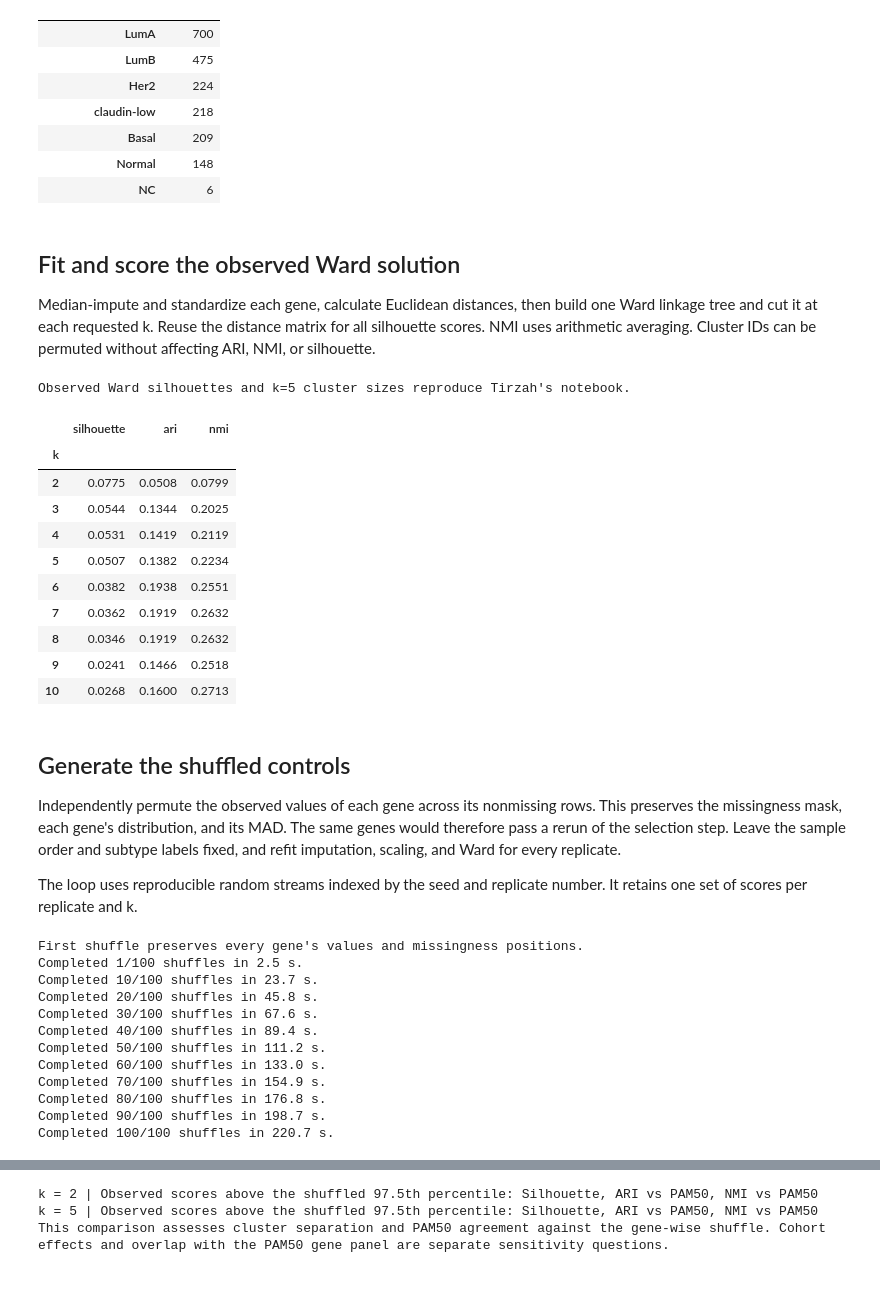
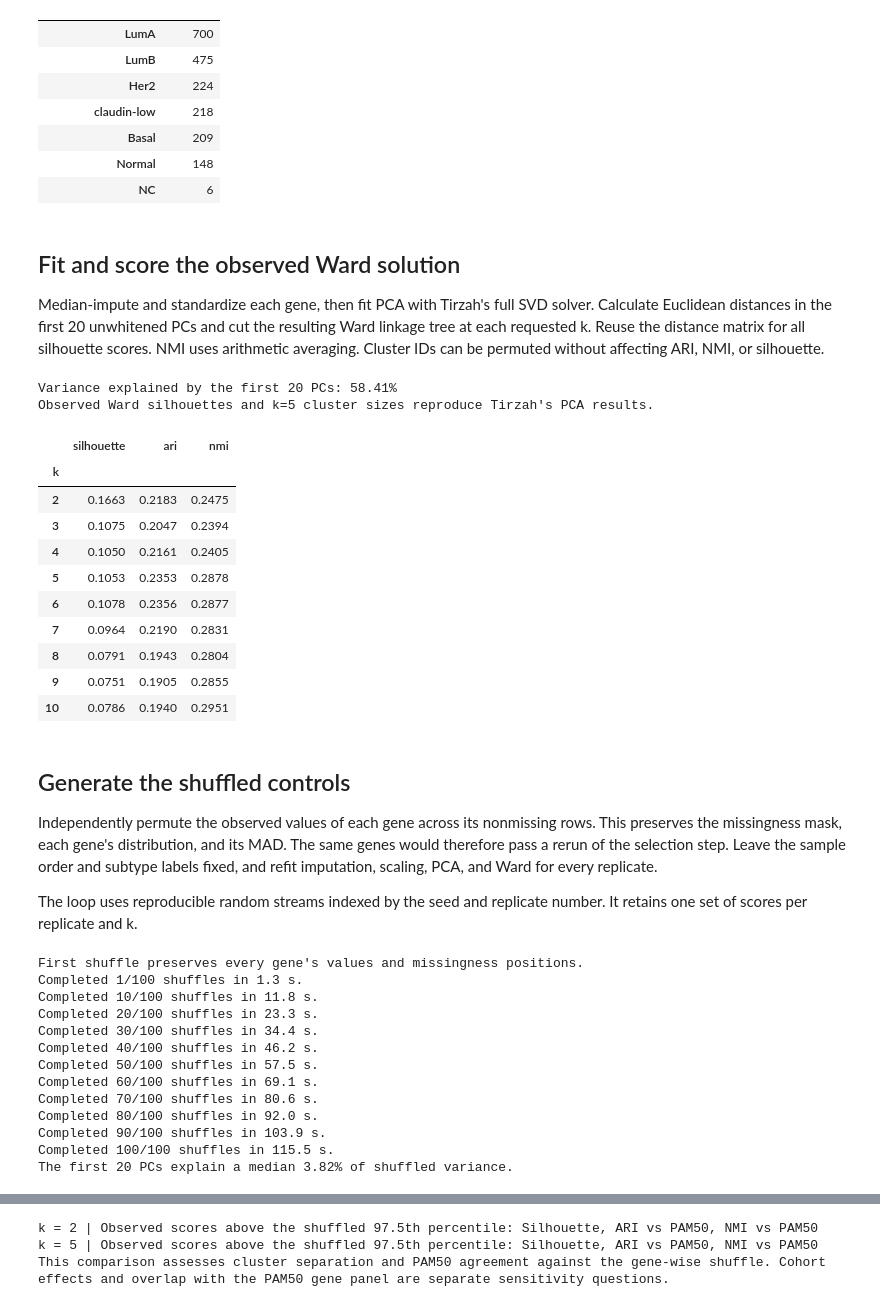
Before and after one commit to yang05051/biostat_707_final, a Jupyter notebook: Ward Negative Control.ipynb, the cells around one changed output, grey strips where cells are left out. Saved outputs shown, nothing was run; the diff lists cells and outputs as text; code cells hidden in the pictures.

```diff
--- a/Ward Negative Control.ipynb
+++ b/Ward Negative Control.ipynb
@@ -19,6 +19,7 @@ import sklearn
 from IPython.display import display
 from scipy.cluster.hierarchy import fcluster, linkage
 from scipy.spatial.distance import pdist, squareform
+from sklearn.decomposition import PCA
 from sklearn.impute import SimpleImputer
 from sklearn.metrics import adjusted_rand_score, normalized_mutual_info_score, silhouette_score
 from sklearn.preprocessing import StandardScaler
@@ -30,6 +31,7 @@ EXPRESSION_FILE = "data_mrna_illumina_microarray.txt"
 PATIENT_FILE = "data_clinical_patient.txt"
 SAMPLE_FILE = "data_clinical_sample.txt"
 MAIN_SUBTYPES = ["LumA", "LumB", "Her2", "Basal", "Normal"]
+N_PCS = 20
 K_VALUES = range(2, 11)
 N_SHUFFLES = 100
 SEED = 707
@@ -126,7 +127,7 @@ display(pam50.value_counts().rename("Samples").to_frame())
 # %% [markdown]
 ## Fit and score the observed Ward solution
 
-Median-impute and standardize each gene, calculate Euclidean distances, then build one Ward linkage tree and cut it at each requested k. Reuse the distance matrix for all silhouette scores. NMI uses arithmetic averaging. Cluster IDs can be permuted without affecting ARI, NMI, or silhouette.
+Median-impute and standardize each gene, then fit PCA with Tirzah's full SVD solver. Calculate Euclidean distances in the first 20 unwhitened PCs and cut the resulting Ward linkage tree at each requested k. Reuse the distance matrix for all silhouette scores. NMI uses arithmetic averaging. Cluster IDs can be permuted without affecting ARI, NMI, or silhouette.
 # %%
 METRICS = ["silhouette", "ari", "nmi"]
 
@@ -134,58 +135,63 @@ METRICS = ["silhouette", "ari", "nmi"]
 def fit_and_score_ward(expression_values, subtype_labels, subtype_mask, k_values):
     imputed = SimpleImputer(strategy="median").fit_transform(expression_values)
     scaled = StandardScaler().fit_transform(imputed)
-    condensed_distances = pdist(scaled, metric="euclidean")
+    pca = PCA(n_components=N_PCS, svd_solver="full")
+    pcs = pca.fit_transform(scaled)
+    condensed_distances = pdist(pcs, metric="euclidean")
     tree = linkage(condensed_distances, method="ward")
     distances = squareform(condensed_distances)
 
     assignments = {}
     scores = []
     for k in k_values:
         clusters = fcluster(tree, t=k, criterion="maxclust")
         actual_k = np.unique(clusters).size
         if actual_k != k:
             raise ValueError(f"Ward returned {actual_k} clusters for k={k}.")
         assignments[k] = clusters
         subset = clusters[subtype_mask]
         scores.append({
             "k": k,
             "silhouette": silhouette_score(distances, clusters, metric="precomputed"),
             "ari": adjusted_rand_score(subtype_labels, subset),
             "nmi": normalized_mutual_info_score(subtype_labels, subset, average_method="arithmetic"),
         })
-    return pd.DataFrame(scores).set_index("k"), assignments
+    return pd.DataFrame(scores).set_index("k"), assignments, pca.explained_variance_ratio_.sum()
 
 
 X = X_2000.to_numpy(dtype=float)
 y = pam50.to_numpy()[main_mask]
-observed, observed_clusters = fit_and_score_ward(X, y, main_mask, K_VALUES)
+observed, observed_clusters, observed_variance = fit_and_score_ward(X, y, main_mask, K_VALUES)
 
 # Check the observed run against the silhouettes and clustered sample counts in Tirzah's notebook.
-reference_silhouettes = [0.077, 0.054, 0.053, 0.051, 0.038, 0.036, 0.035, 0.024, 0.027]
+reference_silhouettes = [0.166, 0.108, 0.105, 0.105, 0.108, 0.096, 0.079, 0.075, 0.079]
 np.testing.assert_allclose(observed["silhouette"], reference_silhouettes, atol=0.0005, rtol=0)
 np.testing.assert_array_equal(
-    np.bincount(observed_clusters[5])[1:], [136, 720, 765, 170, 189]
+    np.bincount(observed_clusters[5])[1:], [205, 363, 694, 174, 544]
 )
 
-print("Observed Ward silhouettes and k=5 cluster sizes reproduce Tirzah's notebook.")
+np.testing.assert_allclose(observed_variance, 0.5841, atol=0.00005, rtol=0)
+print(f"Variance explained by the first {N_PCS} PCs: {observed_variance:.2%}")
+print("Observed Ward silhouettes and k=5 cluster sizes reproduce Tirzah's PCA results.")
 display(observed.round(4))
 # %% [output]
-Observed Ward silhouettes and k=5 cluster sizes reproduce Tirzah's notebook.
+Variance explained by the first 20 PCs: 58.41%
+Observed Ward silhouettes and k=5 cluster sizes reproduce Tirzah's PCA results.
 |  | silhouette | ari | nmi |
 | k |  |  |  |
-| 2 | 0.0775 | 0.0508 | 0.0799 |
-| 3 | 0.0544 | 0.1344 | 0.2025 |
-| 4 | 0.0531 | 0.1419 | 0.2119 |
-| 5 | 0.0507 | 0.1382 | 0.2234 |
-| 6 | 0.0382 | 0.1938 | 0.2551 |
-| 7 | 0.0362 | 0.1919 | 0.2632 |
-| 8 | 0.0346 | 0.1919 | 0.2632 |
-| 9 | 0.0241 | 0.1466 | 0.2518 |
-| 10 | 0.0268 | 0.1600 | 0.2713 |
+| 2 | 0.1663 | 0.2183 | 0.2475 |
+| 3 | 0.1075 | 0.2047 | 0.2394 |
+| 4 | 0.1050 | 0.2161 | 0.2405 |
+| 5 | 0.1053 | 0.2353 | 0.2878 |
+| 6 | 0.1078 | 0.2356 | 0.2877 |
+| 7 | 0.0964 | 0.2190 | 0.2831 |
+| 8 | 0.0791 | 0.1943 | 0.2804 |
+| 9 | 0.0751 | 0.1905 | 0.2855 |
+| 10 | 0.0786 | 0.1940 | 0.2951 |
 # %% [markdown]
 ## Generate the shuffled controls
 
-Independently permute the observed values of each gene across its nonmissing rows. This preserves the missingness mask, each gene's distribution, and its MAD. The same genes would therefore pass a rerun of the selection step. Leave the sample order and subtype labels fixed, and refit imputation, scaling, and Ward for every replicate.
+Independently permute the observed values of each gene across its nonmissing rows. This preserves the missingness mask, each gene's distribution, and its MAD. The same genes would therefore pass a rerun of the selection step. Leave the sample order and subtype labels fixed, and refit imputation, scaling, PCA, and Ward for every replicate.
 
 The loop uses reproducible random streams indexed by the seed and replicate number. It retains one set of scores per replicate and k.
 # %%
@@ -204,6 +210,7 @@ def shuffle_expression(values, rng):
 
 started = perf_counter()
 null_runs = []
+shuffled_variances = []
 for replicate in range(1, N_SHUFFLES + 1):
     rng = np.random.default_rng(np.random.SeedSequence([SEED, replicate]))
     shuffled = shuffle_expression(X, rng)
@@ -214,7 +221,8 @@ for replicate in range(1, N_SHUFFLES + 1):
             raise ValueError("The first shuffle did not change any expression values.")
         print("First shuffle preserves every gene's values and missingness positions.", flush=True)
 
-    scores, _ = fit_and_score_ward(shuffled, y, main_mask, K_VALUES)
+    scores, _, variance = fit_and_score_ward(shuffled, y, main_mask, K_VALUES)
+    shuffled_variances.append(variance)
     null_runs.append(scores.assign(replicate=replicate))
     if replicate == 1 or replicate % 10 == 0 or replicate == N_SHUFFLES:
         print(f"Completed {replicate}/{N_SHUFFLES} shuffles in {perf_counter() - started:.1f} s.", flush=True)
@@ -223,19 +231,21 @@ null_scores = pd.concat(null_runs).reset_index().set_index(["replicate", "k"]).s
 assert len(null_scores) == N_SHUFFLES * len(K_VALUES)
 assert null_scores.index.is_unique
 assert np.isfinite(null_scores[METRICS].to_numpy()).all()
+print(f"The first {N_PCS} PCs explain a median {np.median(shuffled_variances):.2%} of shuffled variance.")
 # %% [output]
 First shuffle preserves every gene's values and missingness positions.
-Completed 1/100 shuffles in 2.5 s.
-Completed 10/100 shuffles in 23.7 s.
-Completed 20/100 shuffles in 45.8 s.
-Completed 30/100 shuffles in 67.6 s.
-Completed 40/100 shuffles in 89.4 s.
-Completed 50/100 shuffles in 111.2 s.
-Completed 60/100 shuffles in 133.0 s.
-Completed 70/100 shuffles in 154.9 s.
-Completed 80/100 shuffles in 176.8 s.
-Completed 90/100 shuffles in 198.7 s.
-Completed 100/100 shuffles in 220.7 s.
+Completed 1/100 shuffles in 1.3 s.
+Completed 10/100 shuffles in 11.8 s.
+Completed 20/100 shuffles in 23.3 s.
+Completed 30/100 shuffles in 34.4 s.
+Completed 40/100 shuffles in 46.2 s.
+Completed 50/100 shuffles in 57.5 s.
+Completed 60/100 shuffles in 69.1 s.
+Completed 70/100 shuffles in 80.6 s.
+Completed 80/100 shuffles in 92.0 s.
+Completed 90/100 shuffles in 103.9 s.
+Completed 100/100 shuffles in 115.5 s.
+The first 20 PCs explain a median 3.82% of shuffled variance.
 # %% [markdown]
 ## Compare observed and shuffled scores
 
```
Also changed, not shown: parts of 5 cells of this notebook, 1 other file.
